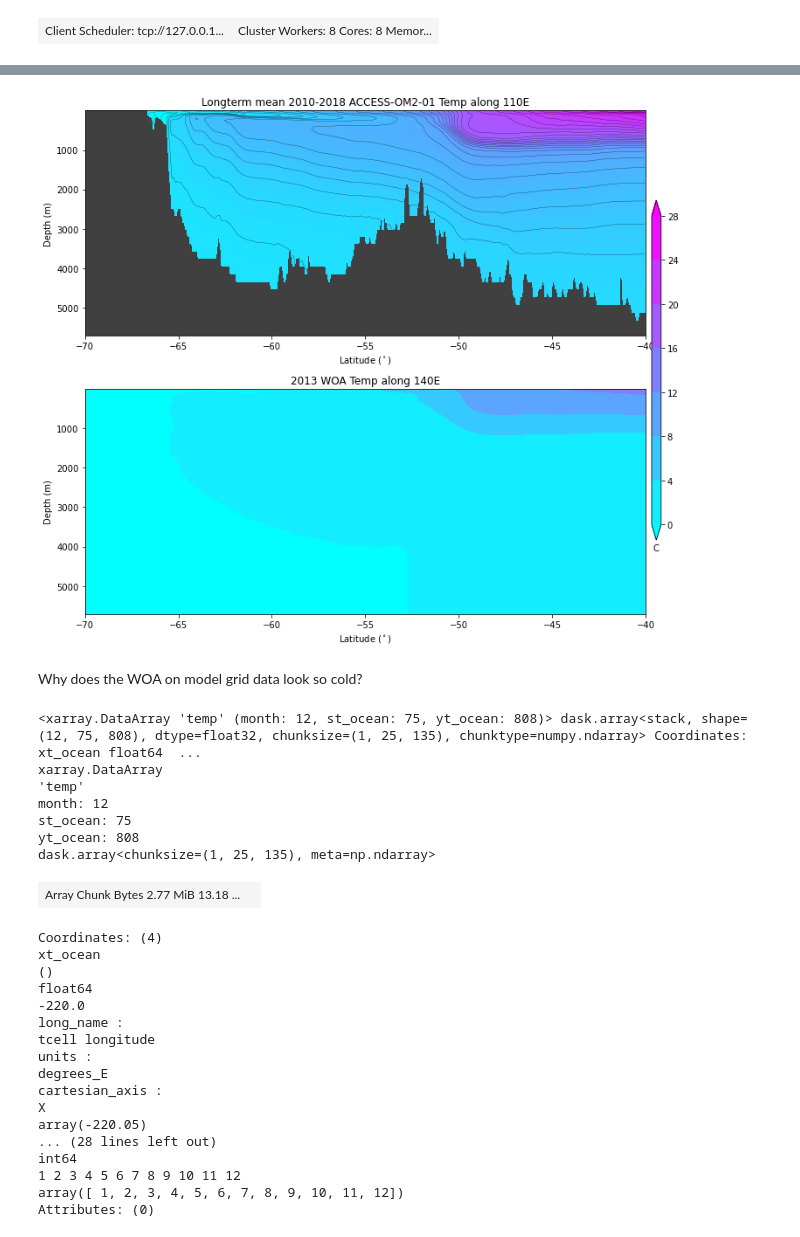
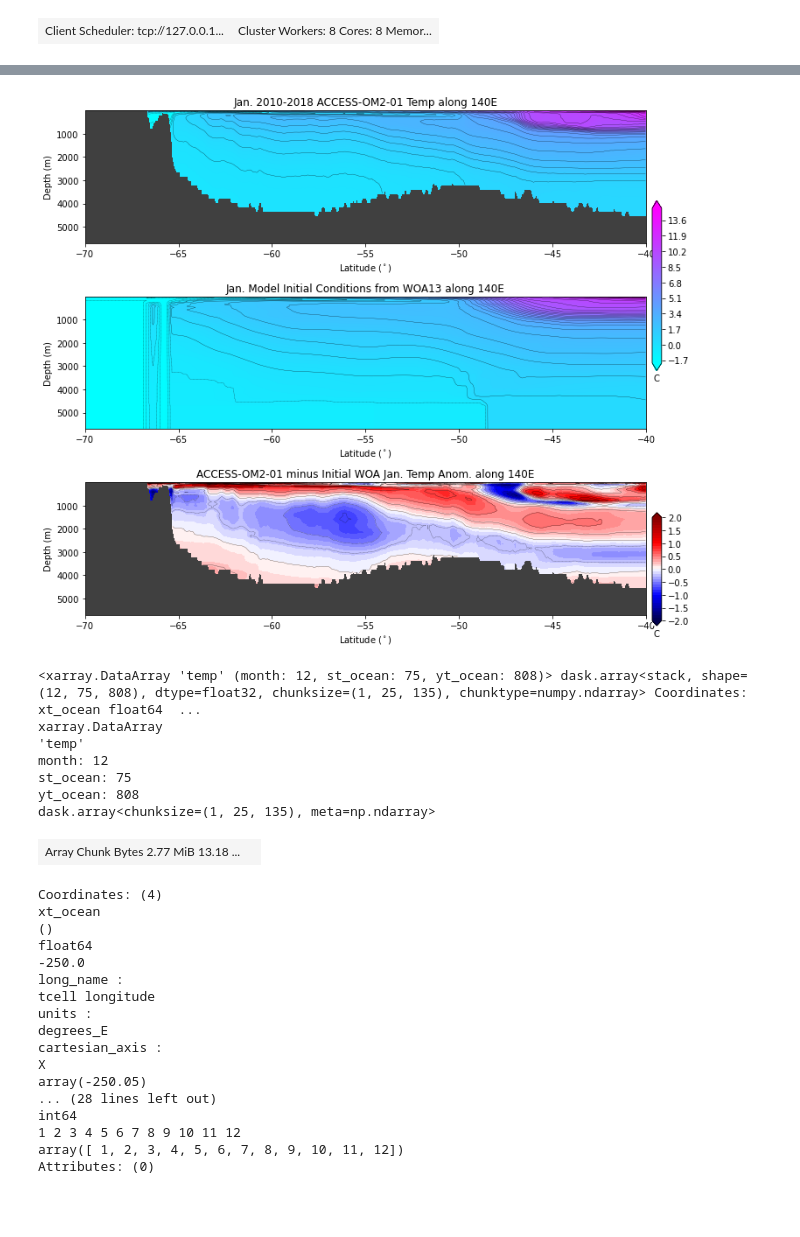
Before and after one commit to PaulSpence/110Evs140E, a Jupyter notebook: temp_140E.ipynb, the cells around one changed output, grey strips where cells are left out. Cells and saved outputs as stored; diff of their text form; code cells hidden in the pictures; blank space fills up the shorter version.

Commit message:
update temp and salt scripts

```diff
--- a/temp_140E.ipynb
+++ b/temp_140E.ipynb
@@ -72,0 +27,15 @@ Attributes:
+# %%
+#load woa13 data .... this needs improvment, see issues
+#The initial condition we used for the new 0.1deg IAF runs is actually here:
+#/g/data/ik11/inputs/access-om2/input_20201022/mom_01deg/ocean_temp_salt.res.nc
+#So you should compare ocean_temp_salt.res.nc to the model field "temp" (which is conservative temperature), not "pot_temp".
+#Also in ocean_temp_salt.res.nc the upper 1500m is monthly January mean; below that is boreal winter mean. So you should compare with the model in January. Not sure if that helps much either, as your monthly climatologies look pretty similar.
+woa13=xr.open_mfdataset('/g/data/ik11/inputs/access-om2/input_20201022/mom_01deg/ocean_temp_salt.res.nc',engine='netcdf4',decode_times=False)
+#woa13.rename({'GRID_X_T': 'xt_ocean','GRID_Y_T': 'yt_ocean','ZT': 'st_ocean'})
+woa13
+
+#v2 this is in potential temp (should be conservative, but minor issure). Also 12 months of data ... not sure what decade
+#woa13=xr.open_mfdataset('/g/data/hh5/tmp/cosima/woa13/01/output000/woa13_ts_*.nc',engine='netcdf4',decode_times=False)
+woa13v2=xr.open_mfdataset('/g/data/hh5/tmp/cosima/woa13/01/output000/woa13_ts_*.nc',engine='netcdf4',decode_times=False)
+#woa13v2.rename({'GRID_X_T': 'xt_ocean','GRID_Y_T': 'yt_ocean','ZT': 'st_ocean'})
+woa13v2
@@ -94,49 +155,68 @@ temp = cc.querying.getvar(expt, variable='temp',
 # %%
 fig = plt.figure(figsize=(10, 9))
 
 clev = np.arange(-2,15,.1)
 clev2 = np.arange(-2,15,0.5)
 
-lon2=-220
+var1=temp.sel(xt_ocean=lon1, method='nearest').groupby('time.month').mean(dim='time').compute()[0,:,:]
 
-var=temp.sel(xt_ocean=lon2, method='nearest').mean(dim='time')
-
-plt.subplot(2,1,1)
+plt.subplot(3,1,1)
 plt.gca().patch.set_color('.25')
-p1=plt.contourf(var.yt_ocean,var.st_ocean,var-273.13,levels=clev,cmap=plt.cm.cool,colobar=True,extend='both')
-plt.contour(var.yt_ocean,var.st_ocean,var-273.13,levels=clev2,colors='k',linewidths=0.25)
+p1=plt.contourf(var1.yt_ocean,var1.st_ocean,var1-273.13,levels=clev,cmap=plt.cm.cool,colobar=True,extend='both')
+plt.contour(var1.yt_ocean,var1.st_ocean,var1-273.13,levels=clev2,colors='k',linewidths=0.25)
 plt.gca().invert_yaxis()
 #plt.ylim((1037.5,1034))
 plt.ylabel('Depth (m)')
 plt.xlabel('Latitude ($^\circ$)')
 plt.xlim([-70,-40])
-plt.title('Longterm mean 2010-2018 ACCESS-OM2-01 Temp along 110E')
+plt.title('Jan. 2010-2018 ACCESS-OM2-01 Temp along 140E')
 
-var=woa13.temp.sel(GRID_X_T=lon2, method='nearest').mean(dim='time')
+var2=woa13.temp.sel(GRID_Y_T=slice(-90,-40)).sel(GRID_X_T=lon1, method='nearest').compute()[0] #.mean(dim='time')
 
-plt.subplot(2,1,2)
+plt.subplot(3,1,2)
 plt.gca().patch.set_color('.25')
-p1=plt.contourf(var.GRID_Y_T,var.ZT,var.values,cmap=plt.cm.cool,colobar=False,extend='both')
+plt.contourf(var2.GRID_Y_T,var2.ZT,var2.values,levels=clev,cmap=plt.cm.cool,colobar=False,extend='both')
+plt.contour(var2.GRID_Y_T,var2.ZT,var2.values,levels=clev2,colors='k',linewidths=0.25)
 plt.gca().invert_yaxis()
 #plt.ylim((1037.5,1034))
 plt.ylabel('Depth (m)')
 plt.xlabel('Latitude ($^\circ$)')
 plt.xlim([-70,-40])
-plt.title('2013 WOA Temp along 140E')
+plt.title('Jan. Model Initial Conditions from WOA13 along 140E')
 
 #horiz, vert, width,height
-ax = plt.axes([0.98,0.2,0.015,0.6])
+ax = plt.axes([0.98,0.5,0.015,0.3])
 cb = plt.colorbar(p1,cax=ax,orientation='vertical',shrink=0.7)
 cb.ax.set_xlabel('C')
 
+var=var1-273.13-var2.rename({'GRID_X_T': 'xt_ocean','GRID_Y_T': 'yt_ocean','ZT': 'st_ocean'})
+
+clev = np.arange(-2,2.1,.1)
+clev2 = np.arange(-2,2.25,.25)
+
+plt.subplot(3,1,3)
+plt.gca().patch.set_color('.25')
+p2=plt.contourf(var.yt_ocean,var.st_ocean,var.values,levels=clev,cmap=plt.cm.seismic,colobar=False,extend='both')
+plt.contour(var.yt_ocean,var.st_ocean,var,levels=clev2,colors='k',linewidths=0.25)
+plt.gca().invert_yaxis()
+#plt.ylim((1037.5,1034))
+plt.ylabel('Depth (m)')
+plt.xlabel('Latitude ($^\circ$)')
+plt.xlim([-70,-40])
+plt.title('ACCESS-OM2-01 minus Initial WOA Jan. Temp Anom. along 140E')
+
+
+#horiz, vert, width,height
+ax = plt.axes([0.98,0.05,0.015,0.2])
+cb = plt.colorbar(p2,cax=ax,orientation='vertical',shrink=0.7)
+cb.ax.set_xlabel('C')
+
 plt.tight_layout()
 # %% [output]
-[figure, old version]
+[figure, new version]
-# %% [markdown]
-Why does the WOA on model grid data look so cold?
 # %%
-#longterm monthly mean data at 110E
-var=temp.sel(xt_ocean=lon2, method='nearest').groupby('time.month').mean(dim='time') #.resample({'time':'M'})
+#longterm monthly mean data at 140E
+var=temp.sel(xt_ocean=lon1, method='nearest').groupby('time.month').mean(dim='time') #.resample({'time':'M'})
 var
 # %% [output]
 <xarray.DataArray 'temp' (month: 12, st_ocean: 75, yt_ocean: 808)> dask.array<stack, shape=(12, 75, 808), dtype=float32, chunksize=(1, 25, 135), chunktype=numpy.ndarray> Coordinates: xt_ocean float64  ...
@@ -151,14 +231,14 @@ Coordinates: (4)
 xt_ocean
 ()
 float64
--220.0
+-250.0
 long_name :
 tcell longitude
 units :
 degrees_E
 cartesian_axis :
 X
-array(-220.05)
+array(-250.05)
 ... (28 lines left out)
 int64
 1 2 3 4 5 6 7 8 9 10 11 12
```
Also changed, not shown: parts of 11 cells of this notebook, 3 other files.
